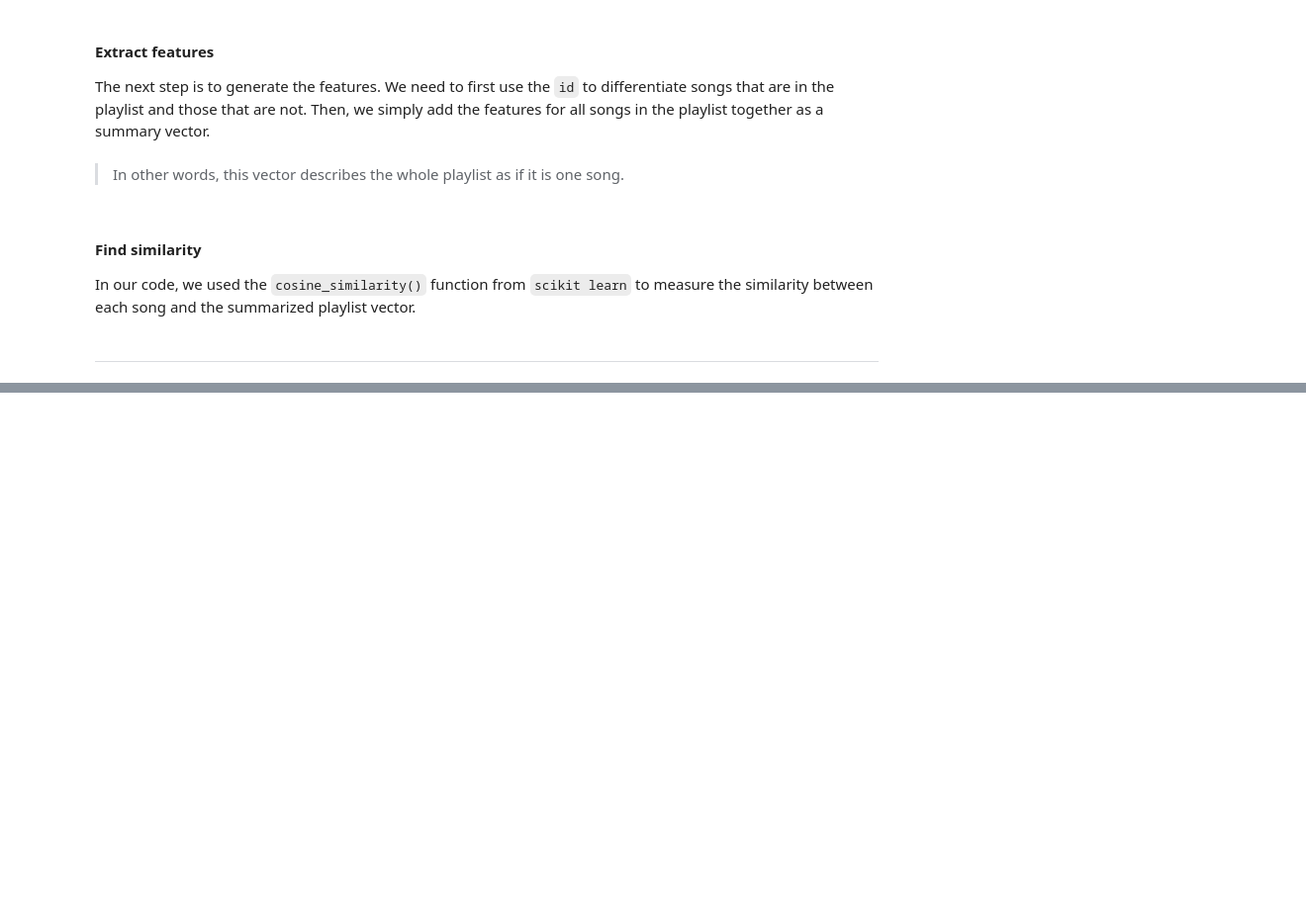
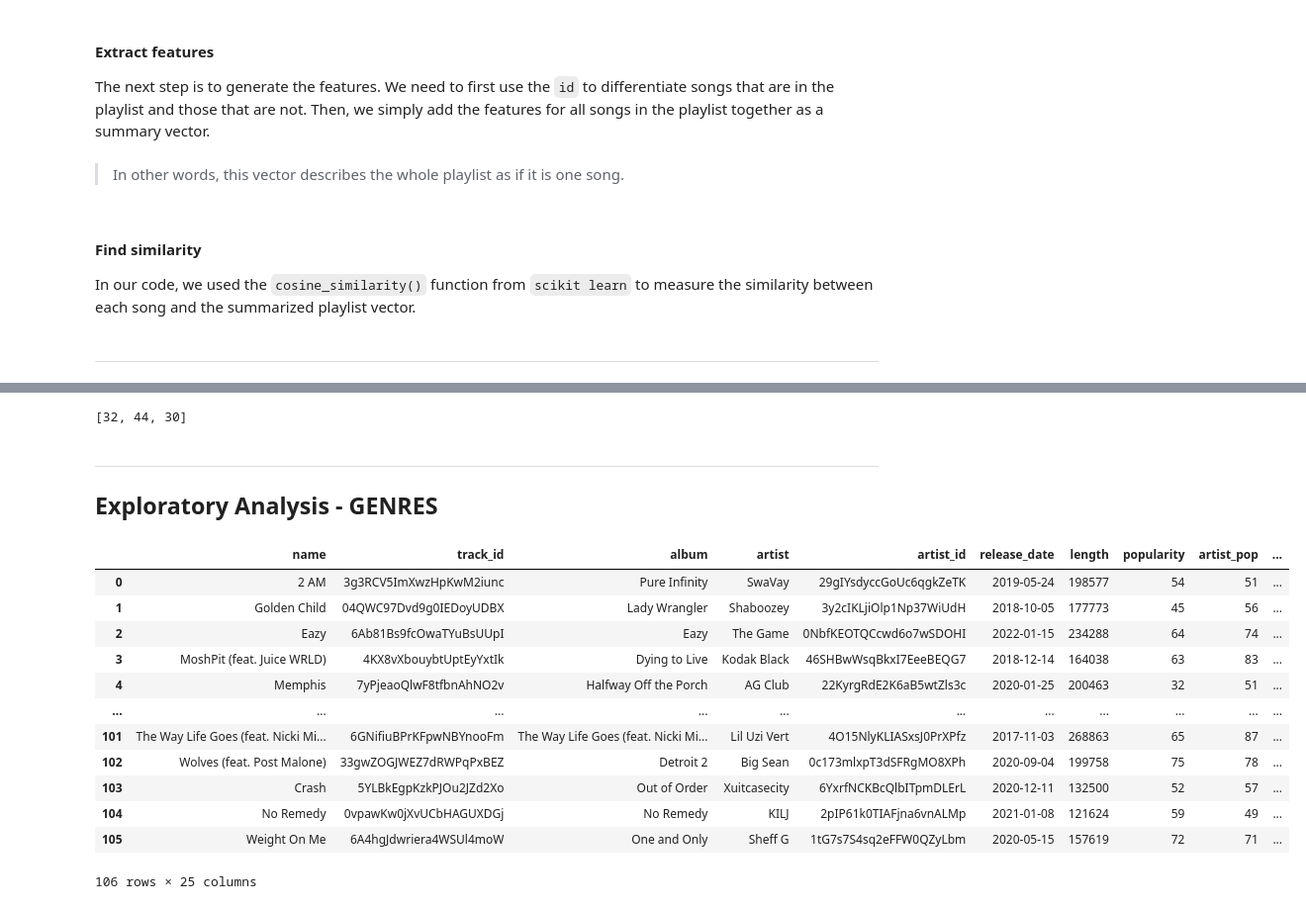
Before and after one commit to hluebbering/music-clustering, a Jupyter notebook: scripts/recommendation_system.ipynb, the cells around one changed output, grey strips where cells are left out. Shown at 99% size. Saved outputs shown, nothing was run; the diff lists cells and outputs as text; code cells hidden in the pictures; blank space fills up the shorter version.

```diff
--- a/scripts/recommendation_system.ipynb
+++ b/scripts/recommendation_system.ipynb
@@ -463,0 +460,25 @@ len_clusters
+# %%
+len_clusters
+# %% [output]
+[32, 44, 30]
+# %% [markdown]
+----------------------------
+
+
+## Exploratory Analysis - GENRES
+# %%
+dff
+# %% [output]
+|  | name | track_id | album | artist | artist_id | release_date | length | popularity | artist_pop | ... |
+| 0 | 2 AM | 3g3RCV5ImXwzHpKwM2iunc | Pure Infinity | SwaVay | 29gIYsdyccGoUc6qgkZeTK | 2019-05-24 | 198577 | 54 | 51 | ... |
+| 1 | Golden Child | 04QWC97Dvd9g0IEDoyUDBX | Lady Wrangler | Shaboozey | 3y2cIKLjiOlp1Np37WiUdH | 2018-10-05 | 177773 | 45 | 56 | ... |
+| 2 | Eazy | 6Ab81Bs9fcOwaTYuBsUUpI | Eazy | The Game | 0NbfKEOTQCcwd6o7wSDOHI | 2022-01-15 | 234288 | 64 | 74 | ... |
+| 3 | MoshPit (feat. Juice WRLD) | 4KX8vXbouybtUptEyYxtIk | Dying to Live | Kodak Black | 46SHBwWsqBkxI7EeeBEQG7 | 2018-12-14 | 164038 | 63 | 83 | ... |
+| 4 | Memphis | 7yPjeaoQlwF8tfbnAhNO2v | Halfway Off the Porch | AG Club | 22KyrgRdE2K6aB5wtZls3c | 2020-01-25 | 200463 | 32 | 51 | ... |
+| ... | ... | ... | ... | ... | ... | ... | ... | ... | ... | ... |
+| 101 | The Way Life Goes (feat. Nicki Mi... | 6GNifiuBPrKFpwNBYnooFm | The Way Life Goes (feat. Nicki Mi... | Lil Uzi Vert | 4O15NlyKLIASxsJ0PrXPfz | 2017-11-03 | 268863 | 65 | 87 | ... |
+| 102 | Wolves (feat. Post Malone) | 33gwZOGJWEZ7dRWPqPxBEZ | Detroit 2 | Big Sean | 0c173mlxpT3dSFRgMO8XPh | 2020-09-04 | 199758 | 75 | 78 | ... |
+| 103 | Crash | 5YLBkEgpKzkPJOu2JZd2Xo | Out of Order | Xuitcasecity | 6YxrfNCKBcQlbITpmDLErL | 2020-12-11 | 132500 | 52 | 57 | ... |
+| 104 | No Remedy | 0vpawKw0jXvUCbHAGUXDGj | No Remedy | KILJ | 2pIP61k0TIAFjna6vnALMp | 2021-01-08 | 121624 | 59 | 49 | ... |
+| 105 | Weight On Me | 6A4hgJdwriera4WSUl4moW | One and Only | Sheff G | 1tG7s7S4sq2eFFW0QZyLbm | 2020-05-15 | 157619 | 72 | 71 | ... |
+106 rows × 25 columns
```
Also changed, not shown: parts of 57 cells of this notebook, 18 other files.
